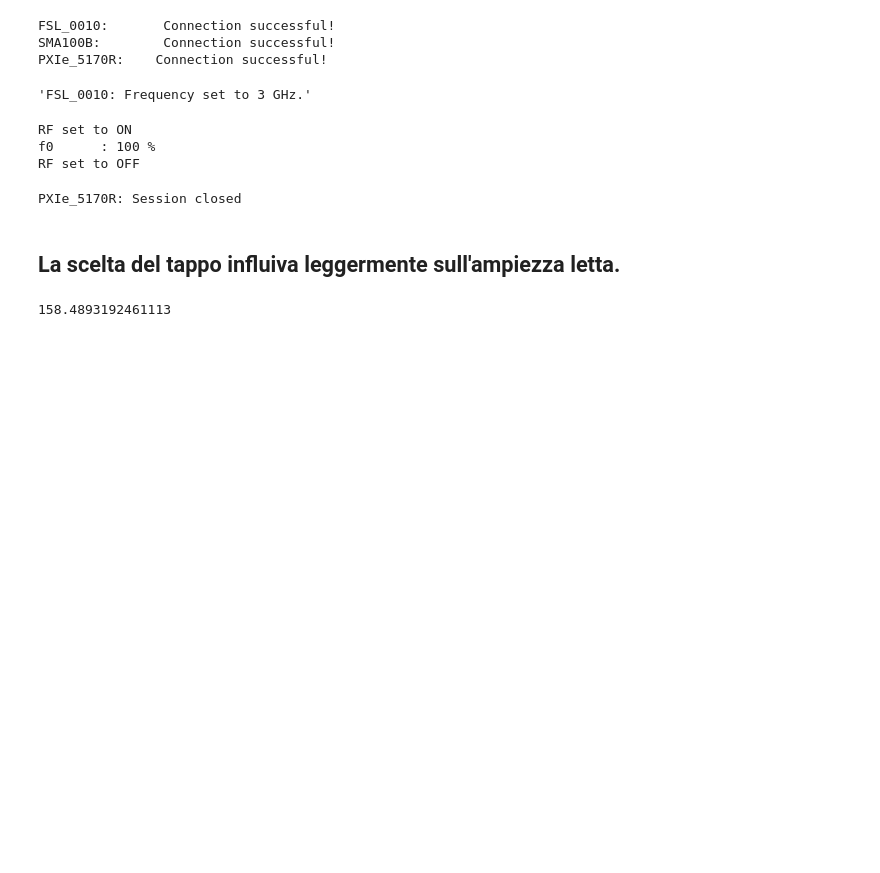
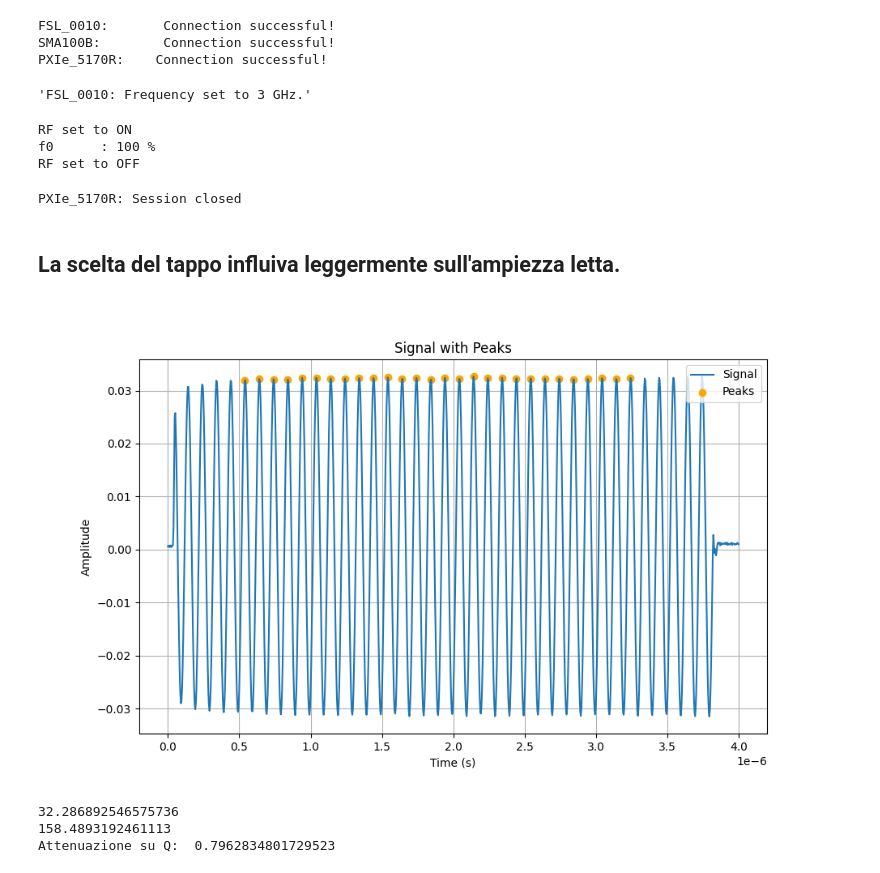
Before and after one commit to biqute/QTLab2324, a Jupyter notebook: PAandQubit/Actual_Work/Res_spectroscopy/01_IQMixer_ResonatorSpectroscopy.ipynb, the cells around one changed output. Saved outputs shown, nothing was run; the diff lists cells and outputs as text; code cells hidden in the pictures; blank space fills up the shorter version.

Commit message:
Non so importare tools

```diff
--- a/PAandQubit/Actual_Work/Res_spectroscopy/01_IQMixer_ResonatorSpectroscopy.ipynb
+++ b/PAandQubit/Actual_Work/Res_spectroscopy/01_IQMixer_ResonatorSpectroscopy.ipynb
@@ -140,8 +136,21 @@ if os.path.exists(filename):
 save_dict_to_hdf5(data_dict, filename)
 # %% [markdown]
 ## La scelta del tappo influiva leggermente sull'ampiezza letta.
-# %%
-# T.mV_to_dBm(31.622776601683793)
-T.dBm_to_mVpk(-6)
-# %% [output]
-158.4893192461113
+# %%
+data = load_hdf5_to_dict('Mixer_1135_5GHz.h5')
+
+wave = np.array(data['freqs']['f00']['Q'])
+
+#print(I)
+a = (Tools.get_avg_power(wave)['mean'])*1e3
+b = Tools.dBm_to_mVpk(data['power_(dBm)'])
+
+print(a)
+print(b)
+
+print('Attenuazione su Q: ', (1 - a/b) )
+# %% [output]
+[figure, added]
+32.286892546575736
+158.4893192461113
+Attenuazione su Q:  0.7962834801729523
```
Also changed, not shown: parts of 1 cell of this notebook, 2 other files.
